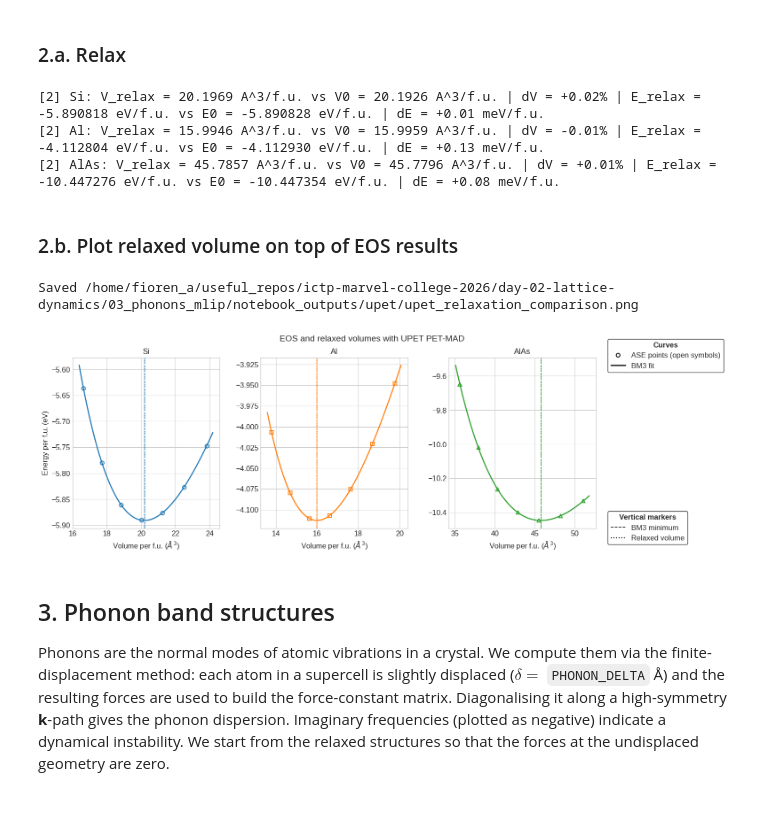
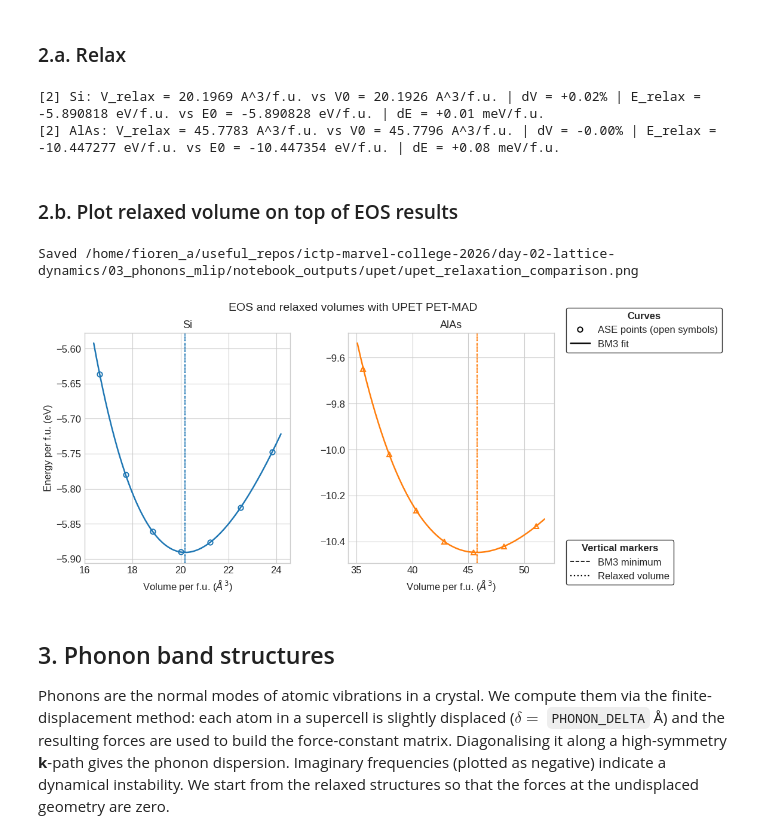
Before and after one commit to soumyajyotih/ictp-marvel-college-2026, a Jupyter notebook: day-02-lattice-dynamics/03_phonons_mlip/day2_mlip_ase_eos_relax_phonons.ipynb, the cells around one changed output. Saved outputs shown, nothing was run; the diff lists cells and outputs as text; code cells hidden in the pictures; blank space fills up the shorter version.

```diff
--- a/day-02-lattice-dynamics/03_phonons_mlip/day2_mlip_ase_eos_relax_phonons.ipynb
+++ b/day-02-lattice-dynamics/03_phonons_mlip/day2_mlip_ase_eos_relax_phonons.ipynb
@@ -51,22 +45,18 @@ MODEL_VERSION = {
 EOS_SCALE_MIN = 0.94
 EOS_SCALE_MAX = 1.06
 EOS_POINTS = 7
-RELAX_FMAX = 0.001
+RELAX_FMAX = 0.005
 RELAX_STEPS = 100
-PHONON_SUPERCELL = (4,4,4)
-PHONON_DELTA = 0.01
+PHONON_SUPERCELL = (4,4,4) # Increase supercell size for better convergence of phonon frequencies. E.g. (5,5,5)
+PHONON_DELTA = 0.005
 PHONON_NPOINTS = 120
 OUTPUT_DIR = ROOT / "notebook_outputs" / MODEL_KEY
 OUTPUT_DIR.mkdir(parents=True, exist_ok=True)
 
 structures = {
     "Si": bulk("Si", "diamond", a=5.43, cubic=False),
-    "Al": bulk("Al", "fcc", a=4.05, cubic=False),
-    # "NaCl": bulk("NaCl", "rocksalt", a=5.64, cubic=False),
     "AlAs": bulk("AlAs", "zincblende", a=5.556, cubic=False)
 }
-
-PW_X_PATH = Path("/<path_to_qe>/bin/pw.x")
 # %% [markdown]
 ## Helper functions
 # %%
@@ -174,10 +115,10 @@ from matplotlib.lines import Line2D
 
 eos_results = {}
 
-fig, axes = plt.subplots(1, 3, figsize=(18.0, 5.0))
+fig, axes = plt.subplots(1, 2, figsize=(12.0, 5.0))
 fig.subplots_adjust(right=0.82, wspace=0.28)
 colors = plt.rcParams["axes.prop_cycle"].by_key()["color"]
-markers = {"Si": "o", "Al": "s", "NaCl": "^","AlAs": "^"}
+markers = {"Si": "o", "AlAs": "^"}
 
 for idx, (ax, (name, atoms0)) in enumerate(zip(axes, structures.items())):
     scale_values = np.linspace(EOS_SCALE_MIN, EOS_SCALE_MAX, EOS_POINTS)
@@ -188,8 +129,6 @@ for idx, (ax, (name, atoms0)) in enumerate(zip(axes, structures.items())):
         print(f"{i+1}/{len(scale_values)} scale {scale:.4f}...", end="\r")
         atoms = atoms0.copy()
         atoms.set_cell(atoms.cell * scale, scale_atoms=True)
-        if hasattr(calc, 'directory'):
-            calc.directory = Path(f"./qe_out_{name.lower()}_eos/scale_{i+1:02d}")
         atoms.calc = calc
         volumes_total.append(float(atoms.get_volume()))
         energies_total.append(float(atoms.get_potential_energy()))
@@ -274,21 +212,11 @@ relaxed_atoms = {}
 
 for name, atoms0 in structures.items():
     atoms = atoms0.copy()
-
-    if MODEL_KEY == "qe":
-        # For QE we use vc-relax: QE handles ionic + cell relaxation internally.
-        # A fresh calculator with calculation="vc-relax" is built for each structure
-        # so the output directory is set correctly before the calculator is created.
-        qe_relax = build_calculator(MODEL_KEY, calculation="vc-relax")
-        qe_relax.directory = Path(f"./qe_out_{name.lower()}_relax")
-        atoms.calc = qe_relax
-        atoms.get_potential_energy()   # triggers QE vc-relax; atoms is updated in place
-    else:
-        atoms.calc = calc
-        ucf = FrechetCellFilter(atoms, hydrostatic_strain=True)
-        opt = BFGS(ucf, logfile=None)
-        opt.run(fmax=RELAX_FMAX, steps=RELAX_STEPS)
-        atoms = ucf.atoms
+    atoms.calc = calc
+    ucf = FrechetCellFilter(atoms, hydrostatic_strain=True)
+    opt = BFGS(ucf, logfile=None)
+    opt.run(fmax=RELAX_FMAX, steps=RELAX_STEPS)
+    atoms = ucf.atoms
 
     relaxed_atoms[name] = atoms.copy()
 
@@ -320,19 +248,16 @@ for name, atoms0 in structures.items():
     )
 # %% [output]
 [2] Si: V_relax = 20.1969 A^3/f.u. vs V0 = 20.1926 A^3/f.u. | dV = +0.02% | E_relax = -5.890818 eV/f.u. vs E0 = -5.890828 eV/f.u. | dE = +0.01 meV/f.u.
-[2] Al: V_relax = 15.9946 A^3/f.u. vs V0 = 15.9959 A^3/f.u. | dV = -0.01% | E_relax = -4.112804 eV/f.u. vs E0 = -4.112930 eV/f.u. | dE = +0.13 meV/f.u.
-[2] AlAs: V_relax = 45.7857 A^3/f.u. vs V0 = 45.7796 A^3/f.u. | dV = +0.01% | E_relax = -10.447276 eV/f.u. vs E0 = -10.447354 eV/f.u. | dE = +0.08 meV/f.u.
+[2] AlAs: V_relax = 45.7783 A^3/f.u. vs V0 = 45.7796 A^3/f.u. | dV = -0.00% | E_relax = -10.447277 eV/f.u. vs E0 = -10.447354 eV/f.u. | dE = +0.08 meV/f.u.
 # %% [markdown]
 ### 2.b. Plot relaxed volume on top of EOS results
 # %%
-
-
 from matplotlib.lines import Line2D
 
-fig, axes = plt.subplots(1, 3, figsize=(18.0, 5.0))
+fig, axes = plt.subplots(1, 2, figsize=(12.0, 5.0))
 fig.subplots_adjust(right=0.78, wspace=0.28)
 colors = plt.rcParams["axes.prop_cycle"].by_key()["color"]
-markers = {"Si": "o", "Al": "s", "NaCl": "^","AlAs": "^"}
+markers = {"Si": "o", "AlAs": "^"}
 
 for idx, (ax, name) in enumerate(zip(axes, structures.keys())):
     data = eos_results[name]
@@ -355,34 +280,34 @@ for idx, (ax, name) in enumerate(zip(axes, structures.keys())):
     ax.plot(volume_fit, energy_fit, color=color, linewidth=1.8)
     ax.axvline(fit["V0_A3_per_fu"], color=color, linestyle="--", linewidth=1.2, alpha=0.85)
     ax.axvline(relax_results[name]["V_relax_A3_per_fu"], color=color, linestyle=":", linewidth=1.6, alpha=0.9)
 
     ax.set_title(name, fontsize=13)
     ax.set_xlabel(r"Volume per f.u. ($\AA^3$)", fontsize=12)
     ax.tick_params(axis="both", labelsize=12)
 
 axes[0].set_ylabel(r"Energy per f.u. (eV)", fontsize=12)
 fig.suptitle(f"EOS and relaxed volumes with {MODEL_LABELS[MODEL_KEY]}", fontsize=14)
 
 series_handles = [
     Line2D([0], [0], marker="o", linestyle="none", color="k", markerfacecolor="none", markeredgecolor="k", markeredgewidth=1.4, markersize=6, label="ASE points (open symbols)"),
     Line2D([0], [0], linestyle="-", color="k", linewidth=1.8, label="BM3 fit"),
 ]
 vertical_handles = [
     Line2D([0], [0], linestyle="--", color="k", linewidth=1.2, label="BM3 minimum"),
     Line2D([0], [0], linestyle=":", color="k", linewidth=1.6, label="Relaxed volume"),
 ]
 
 leg1 = fig.legend(handles=series_handles, fontsize=12, loc="upper left", bbox_to_anchor=(0.79, 0.98), title="Curves", title_fontsize=12, frameon=True, edgecolor="black")
 leg1.get_title().set_fontweight("bold")
 leg2 = fig.legend(handles=vertical_handles, fontsize=12, loc="lower left", bbox_to_anchor=(0.79, 0.02), title="Vertical markers", title_fontsize=12, frameon=True, edgecolor="black")
 leg2.get_title().set_fontweight("bold")
 
 relax_plot_path = OUTPUT_DIR / f"{MODEL_KEY}_relaxation_comparison.png"
 fig.savefig(relax_plot_path, dpi=220)
 print(f"Saved {relax_plot_path}")
 # %% [output]
 Saved /home/fioren_a/useful_repos/ictp-marvel-college-2026/day-02-lattice-dynamics/03_phonons_mlip/notebook_outputs/upet/upet_relaxation_comparison.png
-[figure, old version]
+[figure, new version]
 # %% [markdown]
 ## 3. Phonon band structures
 
```
Also changed, not shown: parts of 7 cells of this notebook, 2 other files.
